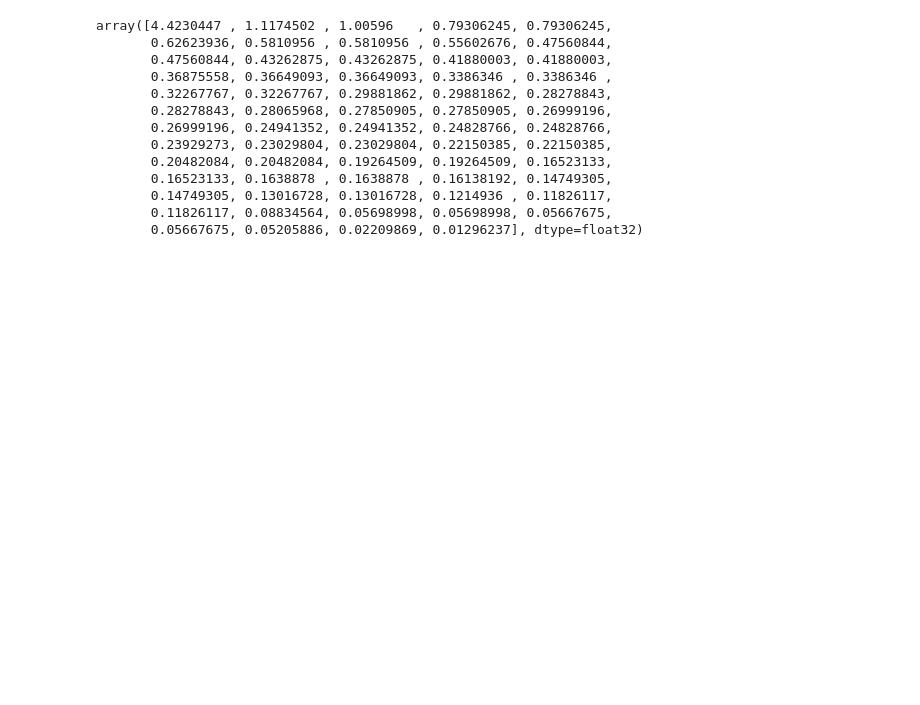
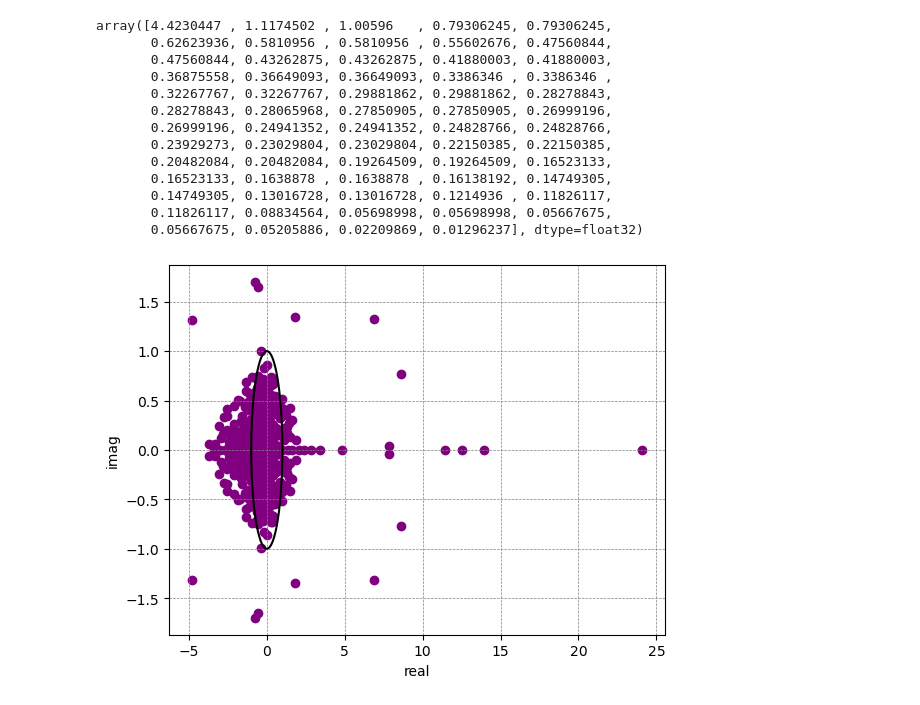
Before and after one commit to matteosaponati/attention-geometry, a Jupyter notebook: examples/BERT_analysis.ipynb, the cells around one changed output. Saved outputs shown, nothing was run; the diff lists cells and outputs as text; code cells hidden in the pictures; blank space fills up the shorter version.

```diff
--- a/examples/BERT_analysis.ipynb
+++ b/examples/BERT_analysis.ipynb
@@ -210,3 +210,13 @@ array([4.4230447 , 1.1174502 , 1.00596   , 0.79306245, 0.79306245,
        0.14749305, 0.13016728, 0.13016728, 0.1214936 , 0.11826117,
        0.11826117, 0.08834564, 0.05698998, 0.05698998, 0.05667675,
        0.05667675, 0.05205886, 0.02209869, 0.01296237], dtype=float32)
+# %%
+values, vectors = np.linalg.eig(M[0])
+# %%
+plt.plot(x, y, 'k')
+plt.scatter(values.real,values.imag,color='purple')
+plt.xlabel('real')
+plt.ylabel('imag')
+plt.grid(color = 'gray', linestyle = '--', linewidth = 0.5)
+# %% [output]
+[figure, added]
```
Also changed, not shown: parts of 3 cells of this notebook.
